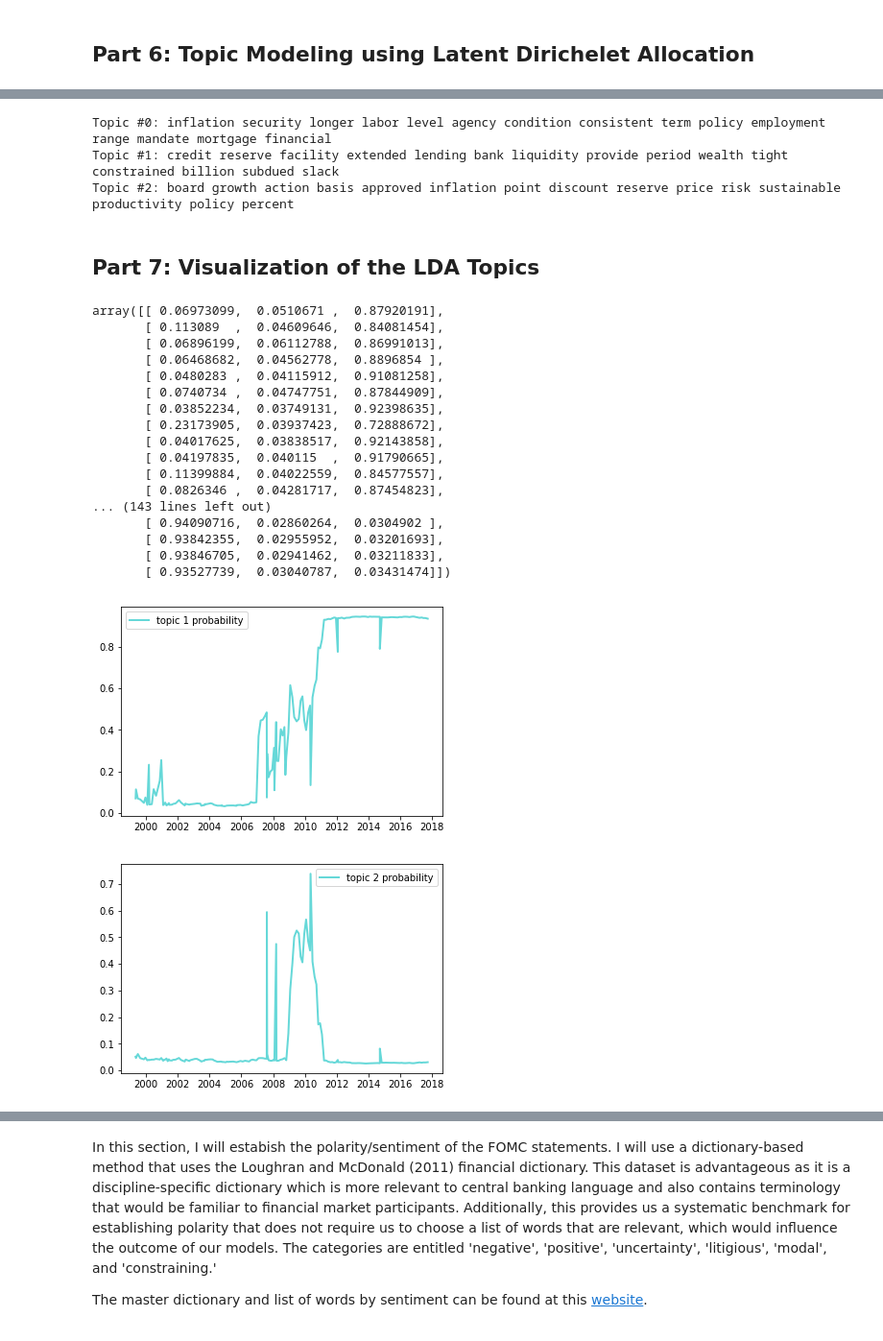
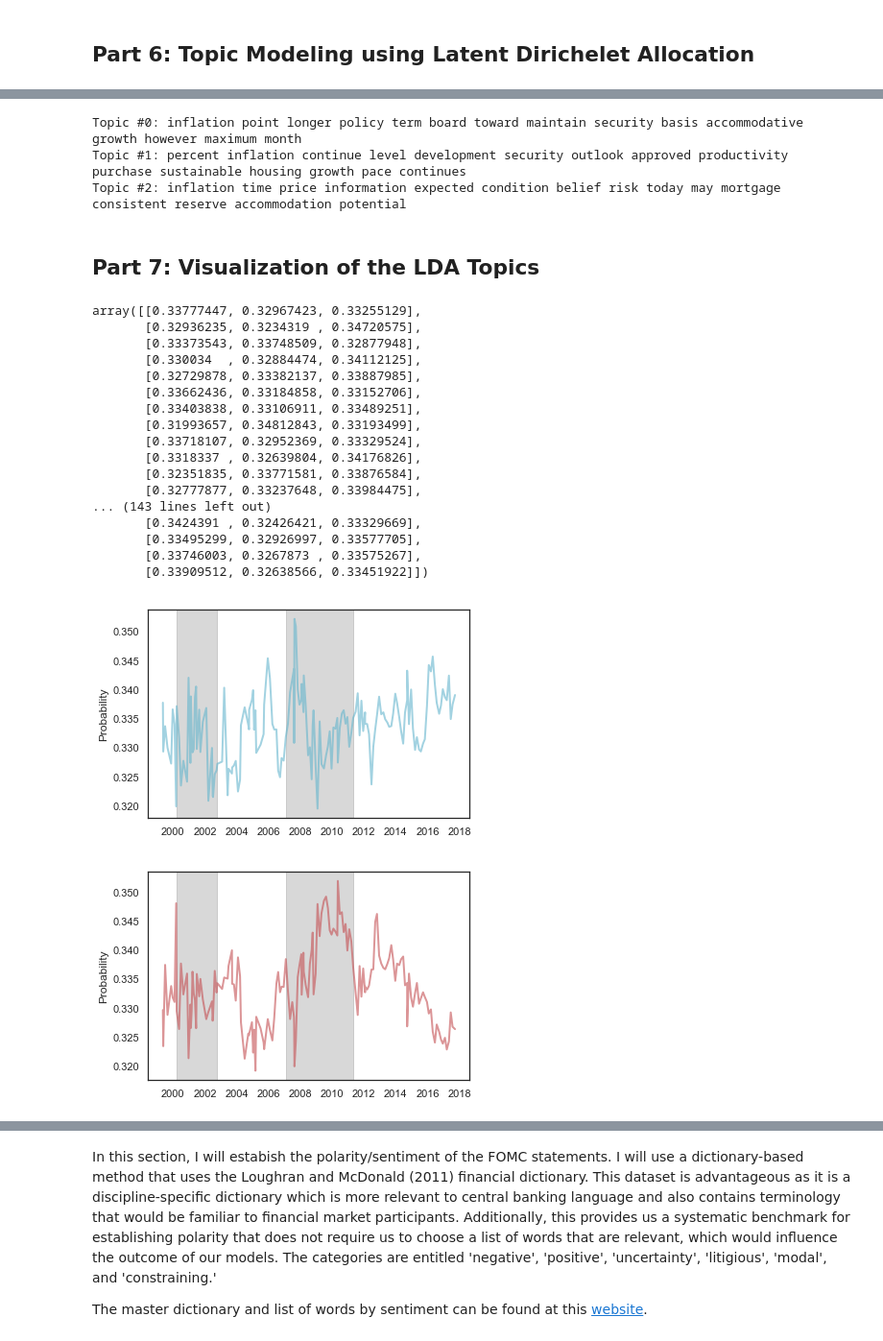
Before and after one commit to ancilcrayton/nlp_public_policy, a Jupyter notebook: nlp_fed_statements.ipynb, the cells around one changed output, grey strips where cells are left out. Shown at 96% size. Saved outputs shown, nothing was run; the diff lists cells and outputs as text; code cells hidden in the pictures.

```diff
--- a/nlp_fed_statements.ipynb
+++ b/nlp_fed_statements.ipynb
@@ -36,6 +48,6 @@ import nltk
 # %%
 # Import in unprocessed statements scraped from Scrapy into a csv file
-data = pd.read_csv('Statements2.csv', skipinitialspace=True)
+data = pd.read_csv('Data/Statements/Statements2.csv', skipinitialspace=True)
 data
 # %% [output]
 |  | Date | Statement |
@@ -116,13 +117,17 @@ from string import digits
 # %%
 # Lowercase, remove digits, and lemmatize statements
 n=len(statements)
+raw_doc_length = list(range(0, n))
+doc_length = list(range(0, n))
 #porter_stemmer = PorterStemmer()
 lemmatizer = WordNetLemmatizer()
 for i in range(n):
     strip = CountVectorizer().build_tokenizer()(statements[i].lower())
     strip2 = [w for w in strip if not w.isdigit()]
+    raw_doc_length[i] = len(strip2)
     filtered = [w for w in strip2 if not w in stopwords.words('english')]
     lemma = [lemmatizer.lemmatize(w) for w in filtered]
+    doc_length[i] = len(lemma)
     statements[i] = ' '.join(lemma)
 # %%
 # Example of processed statement
@@ -295,7 +373,16 @@ Topic #29: employment moreover meeting january address longer effect decision fo
 # %%
 # Plot the coherence over the different 'k' selections
+end_k=30
+sns.set(style='white')
 fig, ax = plt.subplots()
-ax.plot(list(range(3, end_k+1)), coherence, 'b+-', linewidth=2, label='U_Mass Coherence', alpha=0.5, markevery=1)
-ax.legend()
+ax.plot(list(range(3, end_k+1)), coherencenmf, 'b+-', linewidth=2, label='UMass Coherency', alpha=0.5, markevery=1)
+ax.set_xlabel('k')
+ax.set_ylabel('Coherence')
+ax.annotate('Max TC-LCP @ k=3',
+             xy=(3, -0.53001054467878117),
+             xycoords='data',
+             xytext=(7, -0.54),
+             arrowprops=dict(arrowstyle="simple"))
+plt.savefig('Results/UMassNMF.png', dpi=300)
 plt.show()
 # %% [output]
@@ -629,11 +741,11 @@ print(coherence)
 # %%
-best_lda = LatentDirichletAllocation(n_components=3, max_iter=10, learning_method='batch', random_state=0).fit(X_tfidf)
+best_lda = LatentDirichletAllocation(doc_topic_prior = 50/3, topic_word_prior = 0.025, n_components=3, max_iter=10, learning_method='batch', random_state=0).fit(X_tfidf)
 print_top_words(best_lda, tfidf_feature_names_n1, 15)
 best_topics1=print_topics(best_lda, tfidf_feature_names_n1, 15, 3)
 # %% [output]
-Topic #0: inflation security longer labor level agency condition consistent term policy employment range mandate mortgage financial
-Topic #1: credit reserve facility extended lending bank liquidity provide period wealth tight constrained billion subdued slack
-Topic #2: board growth action basis approved inflation point discount reserve price risk sustainable productivity policy percent
+Topic #0: inflation point longer policy term board toward maintain security basis accommodative growth however maximum month
+Topic #1: percent inflation continue level development security outlook approved productivity purchase sustainable housing growth pace continues
+Topic #2: inflation time price information expected condition belief risk today may mortgage consistent reserve accommodation potential
 # %% [markdown]
 ## Part 7: Visualization of the LDA Topics
 # %%
@@ -641,23 +753,23 @@ Topic #2: board growth action basis approved inflation point discount reserve pr
 P = best_lda.transform(X_tfidf) # Get a topic-document probability matrix
 P
 # %% [output]
-array([[ 0.06973099,  0.0510671 ,  0.87920191],
-       [ 0.113089  ,  0.04609646,  0.84081454],
-       [ 0.06896199,  0.06112788,  0.86991013],
-       [ 0.06468682,  0.04562778,  0.8896854 ],
-       [ 0.0480283 ,  0.04115912,  0.91081258],
-       [ 0.0740734 ,  0.04747751,  0.87844909],
-       [ 0.03852234,  0.03749131,  0.92398635],
-       [ 0.23173905,  0.03937423,  0.72888672],
-       [ 0.04017625,  0.03838517,  0.92143858],
-       [ 0.04197835,  0.040115  ,  0.91790665],
-       [ 0.11399884,  0.04022559,  0.84577557],
-       [ 0.0826346 ,  0.04281717,  0.87454823],
+array([[0.33777447, 0.32967423, 0.33255129],
+       [0.32936235, 0.3234319 , 0.34720575],
+       [0.33373543, 0.33748509, 0.32877948],
+       [0.330034  , 0.32884474, 0.34112125],
+       [0.32729878, 0.33382137, 0.33887985],
+       [0.33662436, 0.33184858, 0.33152706],
+       [0.33403838, 0.33106911, 0.33489251],
+       [0.31993657, 0.34812843, 0.33193499],
+       [0.33718107, 0.32952369, 0.33329524],
+       [0.3318337 , 0.32639804, 0.34176826],
+       [0.32351835, 0.33771581, 0.33876584],
+       [0.32777877, 0.33237648, 0.33984475],
 ... (143 lines left out)
-       [ 0.94090716,  0.02860264,  0.0304902 ],
-       [ 0.93842355,  0.02955952,  0.03201693],
-       [ 0.93846705,  0.02941462,  0.03211833],
-       [ 0.93527739,  0.03040787,  0.03431474]])
+       [0.3424391 , 0.32426421, 0.33329669],
+       [0.33495299, 0.32926997, 0.33577705],
+       [0.33746003, 0.3267873 , 0.33575267],
+       [0.33909512, 0.32638566, 0.33451922]])
 # %%
 # Create variables of probabilities
 y1_1 = P[:,0]
@@ -666,19 +778,25 @@ y1_3 = P[:,2]
 # %%
 # Plot topic 1 probabilities as a time series
 fig, ax = plt.subplots()
 ax.plot(x, y1_1, 'c-', linewidth=2, label='topic 1 probability', alpha=0.6)
-ax.legend()
+ax.set_ylabel('Probability')
+ax.axvspan(x[7], x[32], alpha=0.30, color='gray')
+ax.axvspan(x[65], x[105], alpha=0.30, color='gray')
+plt.savefig('Results/LDAProbabilities1.png', dpi=300)
 plt.show()
 # %% [output]
-[figure, old version]
+[figure, new version]
 # %%
 # Plot topic 2 probabilities as a time series
 fig, ax = plt.subplots()
-ax.plot(x, y1_2, 'c-', linewidth=2, label='topic 2 probability', alpha=0.6)
-ax.legend()
+ax.plot(x, y1_2, 'r-', linewidth=2, label='topic 2 probability', alpha=0.6)
+ax.set_ylabel('Probability')
+ax.axvspan(x[7], x[32], alpha=0.30, color='gray')
+ax.axvspan(x[65], x[105], alpha=0.30, color='gray')
+plt.savefig('Results/LDAProbabilities2.png', dpi=300)
 plt.show()
 # %% [output]
-[figure, old version]
+[figure, new version]
 # %%
 # Plot topic 3 probabilities as a time series
 fig, ax = plt.subplots()
```
Also changed, not shown: parts of 66 cells of this notebook.
